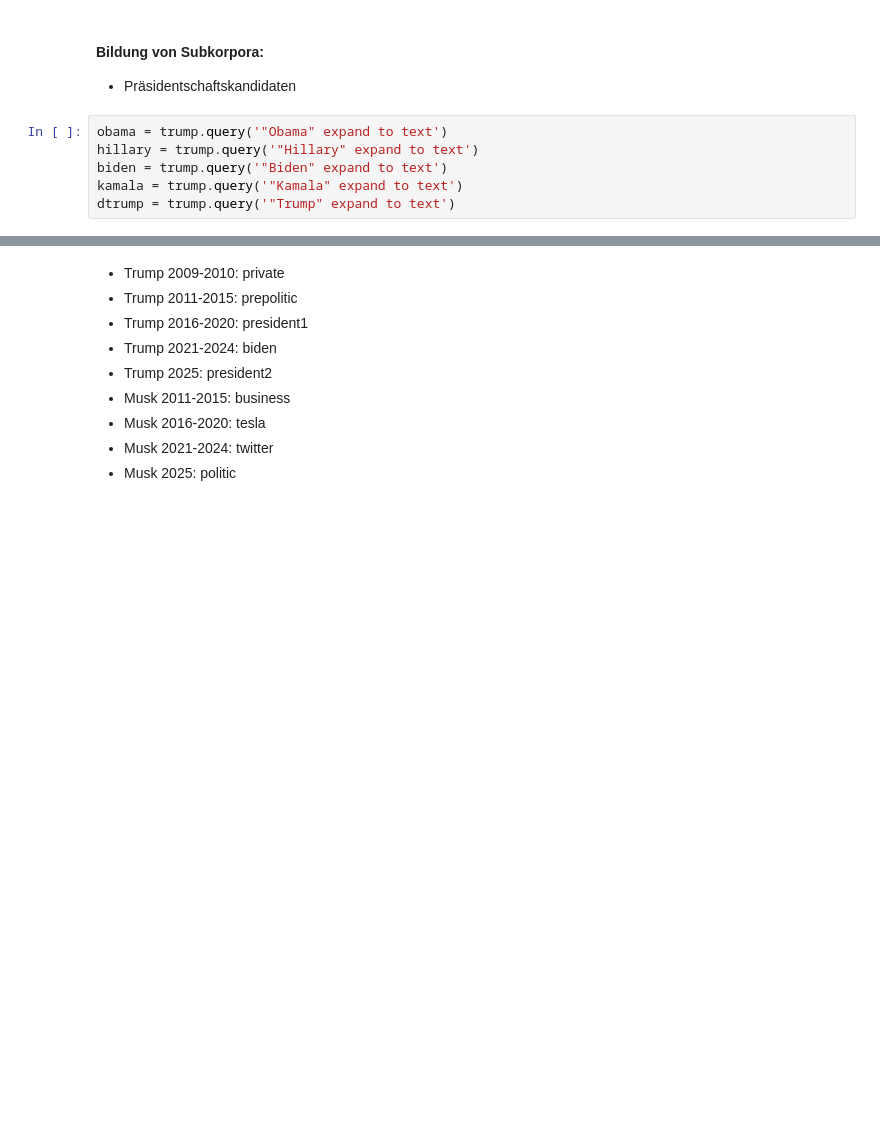
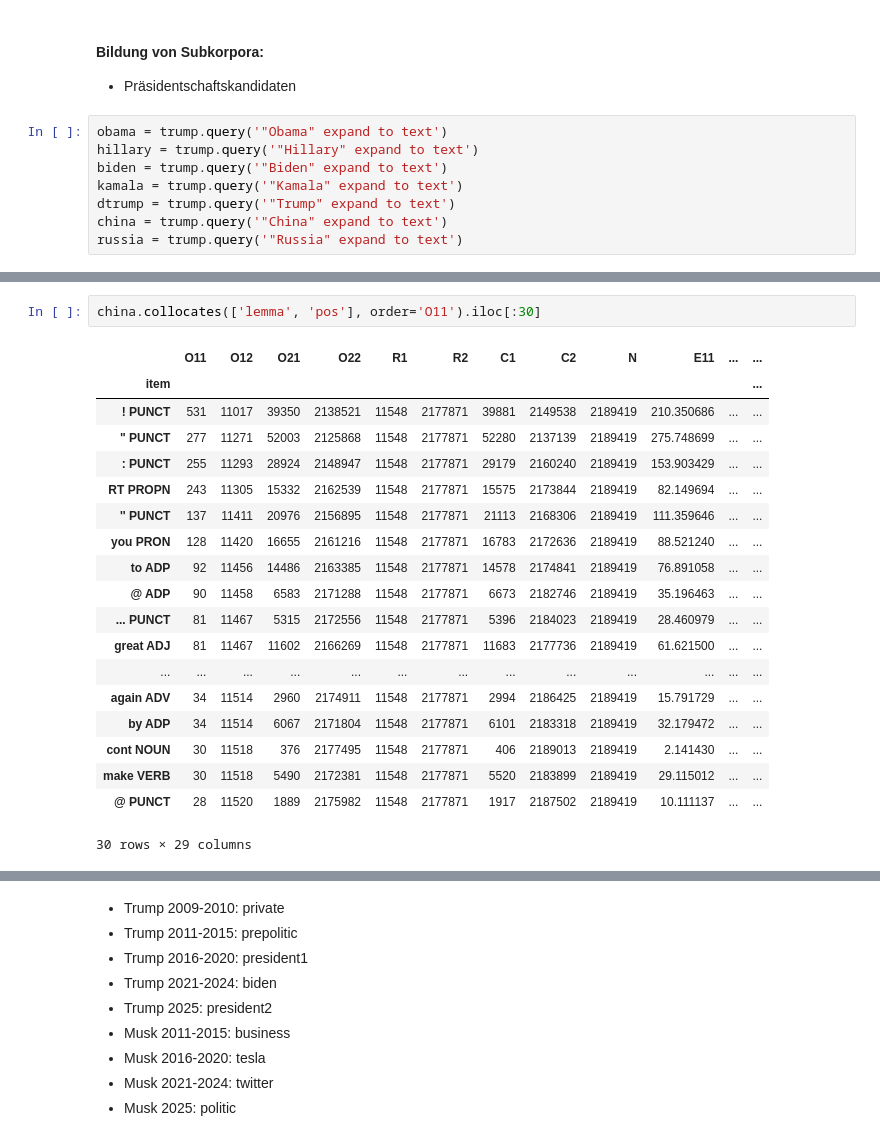
Before and after one commit to vivien3mueller/TrumMus, a Jupyter notebook: 04 CWB_cwb-ccc.ipynb, the cells around one changed output, grey strips where cells are left out. Saved outputs shown, nothing was run; the diff lists cells and outputs as text; blank space fills up the shorter version.

```diff
--- a/04 CWB_cwb-ccc.ipynb
+++ b/04 CWB_cwb-ccc.ipynb
@@ -918,5 +1339,7 @@ hillary = trump.query('"Hillary" expand to text')
 biden = trump.query('"Biden" expand to text')
 kamala = trump.query('"Kamala" expand to text')
 dtrump = trump.query('"Trump" expand to text')
+china = trump.query('"China" expand to text')
+russia = trump.query('"Russia" expand to text')
 # %%
 obama.collocates(['lemma', 'pos'], order='O11').iloc[:30]
@@ -930,0 +1454,22 @@ dtrump.collocates(['lemma', 'pos'], order='O11').iloc[:30]
+# %%
+china.collocates(['lemma', 'pos'], order='O11').iloc[:30]
+# %% [output]
+|  | O11 | O12 | O21 | O22 | R1 | R2 | C1 | C2 | N | E11 | ... | ... |
+| item |  |  |  |  |  |  |  |  |  |  |  | ... |
+| ! PUNCT | 531 | 11017 | 39350 | 2138521 | 11548 | 2177871 | 39881 | 2149538 | 2189419 | 210.350686 | ... | ... |
+| " PUNCT | 277 | 11271 | 52003 | 2125868 | 11548 | 2177871 | 52280 | 2137139 | 2189419 | 275.748699 | ... | ... |
+| : PUNCT | 255 | 11293 | 28924 | 2148947 | 11548 | 2177871 | 29179 | 2160240 | 2189419 | 153.903429 | ... | ... |
+| RT PROPN | 243 | 11305 | 15332 | 2162539 | 11548 | 2177871 | 15575 | 2173844 | 2189419 | 82.149694 | ... | ... |
+| '' PUNCT | 137 | 11411 | 20976 | 2156895 | 11548 | 2177871 | 21113 | 2168306 | 2189419 | 111.359646 | ... | ... |
+| you PRON | 128 | 11420 | 16655 | 2161216 | 11548 | 2177871 | 16783 | 2172636 | 2189419 | 88.521240 | ... | ... |
+| to ADP | 92 | 11456 | 14486 | 2163385 | 11548 | 2177871 | 14578 | 2174841 | 2189419 | 76.891058 | ... | ... |
+| @ ADP | 90 | 11458 | 6583 | 2171288 | 11548 | 2177871 | 6673 | 2182746 | 2189419 | 35.196463 | ... | ... |
+| ... PUNCT | 81 | 11467 | 5315 | 2172556 | 11548 | 2177871 | 5396 | 2184023 | 2189419 | 28.460979 | ... | ... |
+| great ADJ | 81 | 11467 | 11602 | 2166269 | 11548 | 2177871 | 11683 | 2177736 | 2189419 | 61.621500 | ... | ... |
+| ... | ... | ... | ... | ... | ... | ... | ... | ... | ... | ... | ... | ... |
+| again ADV | 34 | 11514 | 2960 | 2174911 | 11548 | 2177871 | 2994 | 2186425 | 2189419 | 15.791729 | ... | ... |
+| by ADP | 34 | 11514 | 6067 | 2171804 | 11548 | 2177871 | 6101 | 2183318 | 2189419 | 32.179472 | ... | ... |
+| cont NOUN | 30 | 11518 | 376 | 2177495 | 11548 | 2177871 | 406 | 2189013 | 2189419 | 2.141430 | ... | ... |
+| make VERB | 30 | 11518 | 5490 | 2172381 | 11548 | 2177871 | 5520 | 2183899 | 2189419 | 29.115012 | ... | ... |
+| @ PUNCT | 28 | 11520 | 1889 | 2175982 | 11548 | 2177871 | 1917 | 2187502 | 2189419 | 10.111137 | ... | ... |
+30 rows × 29 columns
```
Also changed, not shown: parts of 82 cells of this notebook.
